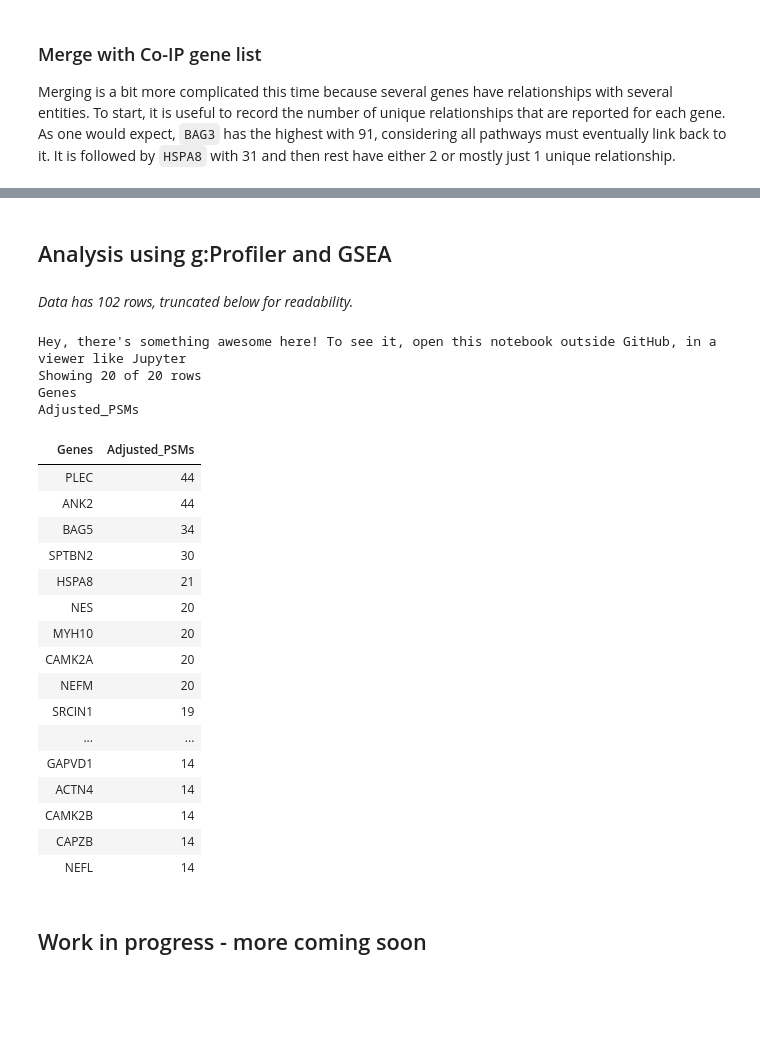
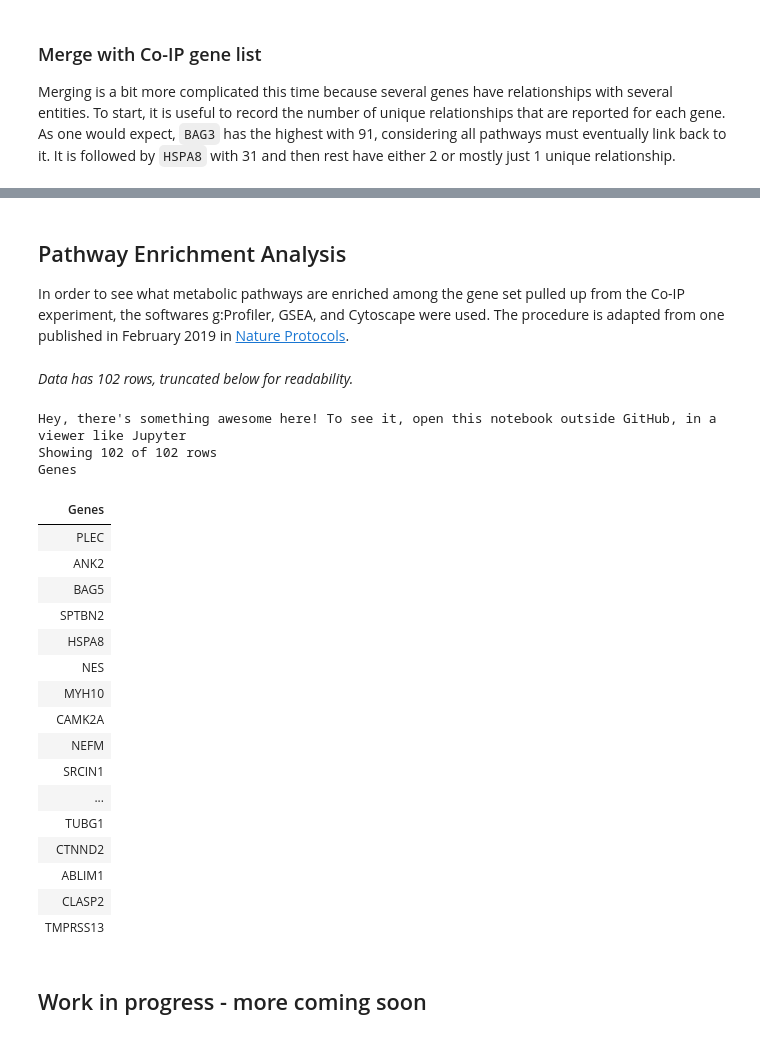
Before and after one commit to eturkes/bag3-co-ip, a Jupyter notebook: BAG3-co-ip/BAG3-co-ip.ipynb, the cells around one changed output, grey strips where cells are left out. Saved outputs shown, nothing was run; the diff lists cells and outputs as text; code cells hidden in the pictures; blank space fills up the shorter version.

```diff
--- a/BAG3-co-ip/BAG3-co-ip.ipynb
+++ b/BAG3-co-ip/BAG3-co-ip.ipynb
@@ -289,57 +416,59 @@ unique2_df = unique2_df.reset_index(drop=True)
 unique2_df.index = unique2_df.index + 1
 # %% [markdown]
 ![Screenshot_from_2019-02-27_17-43-17.png](attachment:Screenshot_from_2019-02-27_17-43-17.png)
-# %% [markdown]
-## Analysis using g:Profiler and GSEA
+# %% [markdown]
+## Pathway Enrichment Analysis
+
+In order to see what metabolic pathways are enriched among the gene set pulled up from the Co-IP experiment, the softwares g:Profiler, GSEA, and Cytoscape were used. The procedure is adapted from one published in February 2019 in [Nature Protocols](https://www.nature.com/articles/s41596-018-0103-9).
 # %% [markdown]
 *Data has 102 rows, truncated below for readability.*
 # %%
 # Read in data.
 # The correction of null values was done outside of this notebook.
 body = client_75340283764447f99797650de21e6211.get_object(Bucket='bag3coip-donotdelete-pr-wlavvdgoryxgjb',Key='co_ip_no_keratin.csv')['Body']
 if not hasattr(body, "__iter__"): body.__iter__ = types.MethodType( __iter__, body )
 co_ip_all_df = pd.read_csv(body)
 
 # Sort by "fold of changes".
 cols = ["fold of changes"]
 co_ip_all_df.drop(0, inplace=True)
 co_ip_all_df[cols] = co_ip_all_df[cols].astype('int')
 
 # Reduce to two columns.
 cols = ["Unnamed: 1", "fold of changes"]
 co_ip_all_df = co_ip_all_df[cols]
 co_ip_all_df.rename(columns={"Unnamed: 1": "Genes", "fold of changes": "Adjusted_PSMs"}, inplace=True)
 
 # Cut string to only gene name and capitalize.
 cols = "Genes"
 co_ip_all_df[cols] = co_ip_all_df[cols].str.extract("((?<=GN=).*(?= PE=))", expand=True)
 co_ip_all_df["Genes"] = co_ip_all_df["Genes"].str.upper()
 co_ip_all_df.dropna(axis=0, subset=["Genes"], inplace=True)
 co_ip_all_df = co_ip_all_df.reset_index(drop=True)
 co_ip_all_df.index = co_ip_all_df.index + 1
+co_ip_all_df = co_ip_all_df[[cols]]
 
-display(co_ip_all_df.head(20))
+display(co_ip_all_df)
 # %% [output]
 Hey, there's something awesome here! To see it, open this notebook outside GitHub, in a viewer like Jupyter
-Showing 20 of 20 rows
+Showing 102 of 102 rows
 Genes
-Adjusted_PSMs
-| Genes | Adjusted_PSMs |
-| PLEC | 44 |
-| ANK2 | 44 |
-| BAG5 | 34 |
-| SPTBN2 | 30 |
-| HSPA8 | 21 |
-| NES | 20 |
-| MYH10 | 20 |
-| CAMK2A | 20 |
-| NEFM | 20 |
-| SRCIN1 | 19 |
-| ... | ... |
-| GAPVD1 | 14 |
-| ACTN4 | 14 |
-| CAMK2B | 14 |
-| CAPZB | 14 |
-| NEFL | 14 |
+| Genes |
+| PLEC |
+| ANK2 |
+| BAG5 |
+| SPTBN2 |
+| HSPA8 |
+| NES |
+| MYH10 |
+| CAMK2A |
+| NEFM |
+| SRCIN1 |
+| ... |
+| TUBG1 |
+| CTNND2 |
+| ABLIM1 |
+| CLASP2 |
+| TMPRSS13 |
 # %% [markdown]
 ## Work in progress - more coming soon
```
Also changed, not shown: parts of 9 cells of this notebook.
